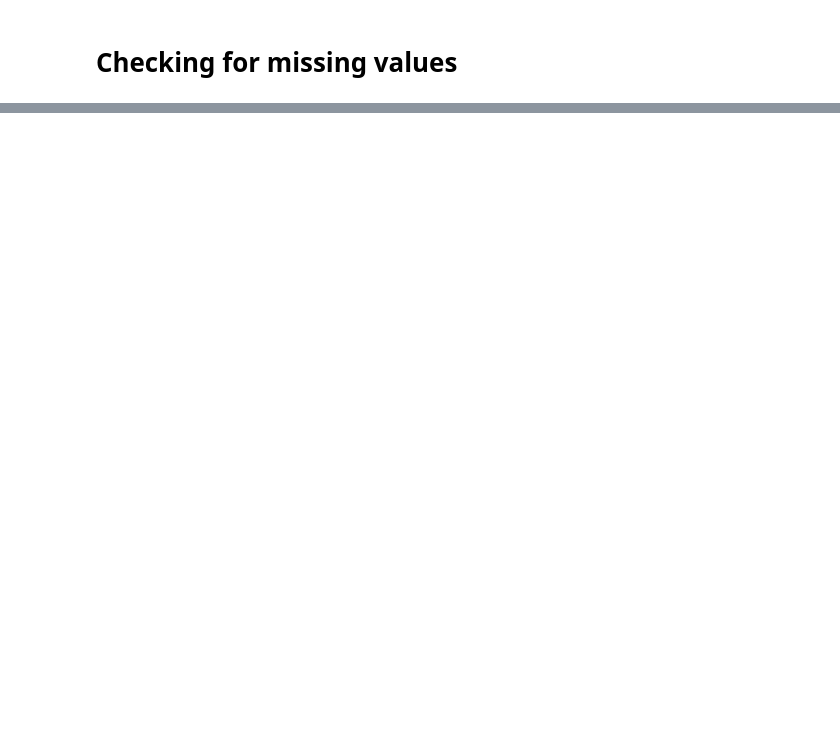
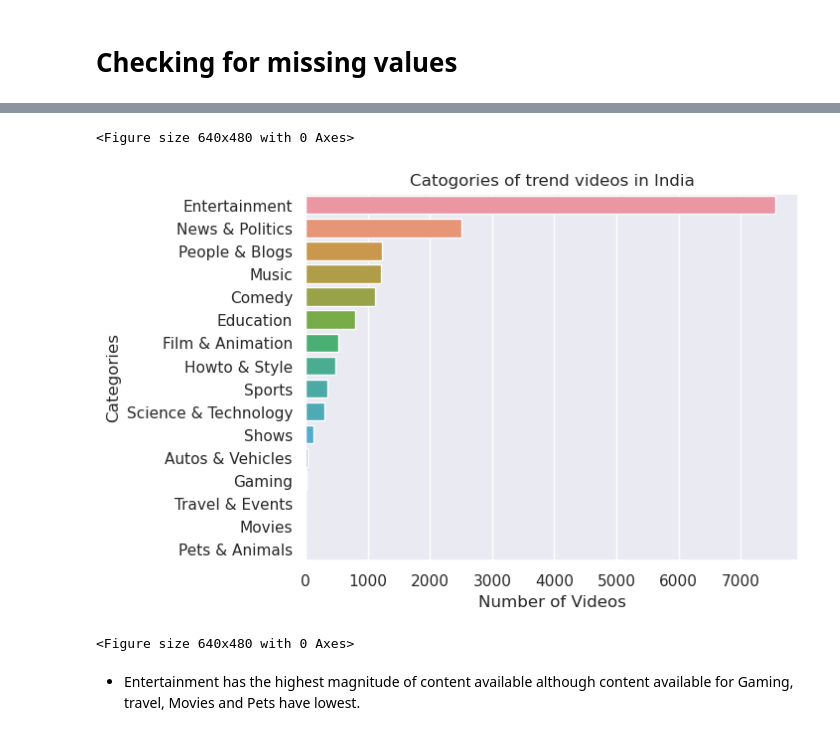
Before and after one commit to deshpandeanu/BasicProjectsPython, a Jupyter notebook: data-cleaning-and-eda-work.ipynb, the cells around one changed output, grey strips where cells are left out. Cells and saved outputs as stored; diff of their text form; code cells hidden in the pictures; blank space fills up the shorter version.

```diff
--- a/data-cleaning-and-eda-work.ipynb
+++ b/data-cleaning-and-eda-work.ipynb
@@ -238,0 +282,8 @@ combined_df = pd.concat(all_dataframes)
+# %%
+# read file
+with open('/kaggle/input/youtube-new/IN_category_id.json', 'r') as f:
+    dataFile = f.read()
+# parse file
+obj = json.loads(dataFile)
+# printing
+obj
@@ -238,0 +308,10 @@ combined_df = pd.concat(all_dataframes)
+# %%
+category_id = {}
+with open('/kaggle/input/youtube-new/DE_category_id.json', 'r') as f:
+    d = json.load(f)
+    for category in d['items']:
+        category_id[category['id']] = category['snippet']['title']
+data.insert(2, 'category', data['category_id'].map(category_id))
+backup_df.insert(2, 'category', backup_df['category_id'].map(category_id))
+# Printing cleaned combined dataframe
+data.head()
@@ -238,0 +363,13 @@ combined_df = pd.concat(all_dataframes)
+# %%
+tempdf = data['category'].value_counts().reset_index()
+ax = sns.barplot(y=tempdf['index'], x=tempdf['category'], data=tempdf, orient='h')
+plt.xlabel("Number of Videos")
+plt.ylabel("Categories")
+plt.title("Catogories of trend videos in India")
+plt.figure()
+# %% [output]
+<Figure size 640x480 with 0 Axes>
+[figure, added]
+<Figure size 640x480 with 0 Axes>
+# %% [markdown]
+* Entertainment has the highest magnitude of content available although content available for Gaming, travel, Movies and Pets have lowest.
```
Also changed, not shown: parts of 50 cells of this notebook.
